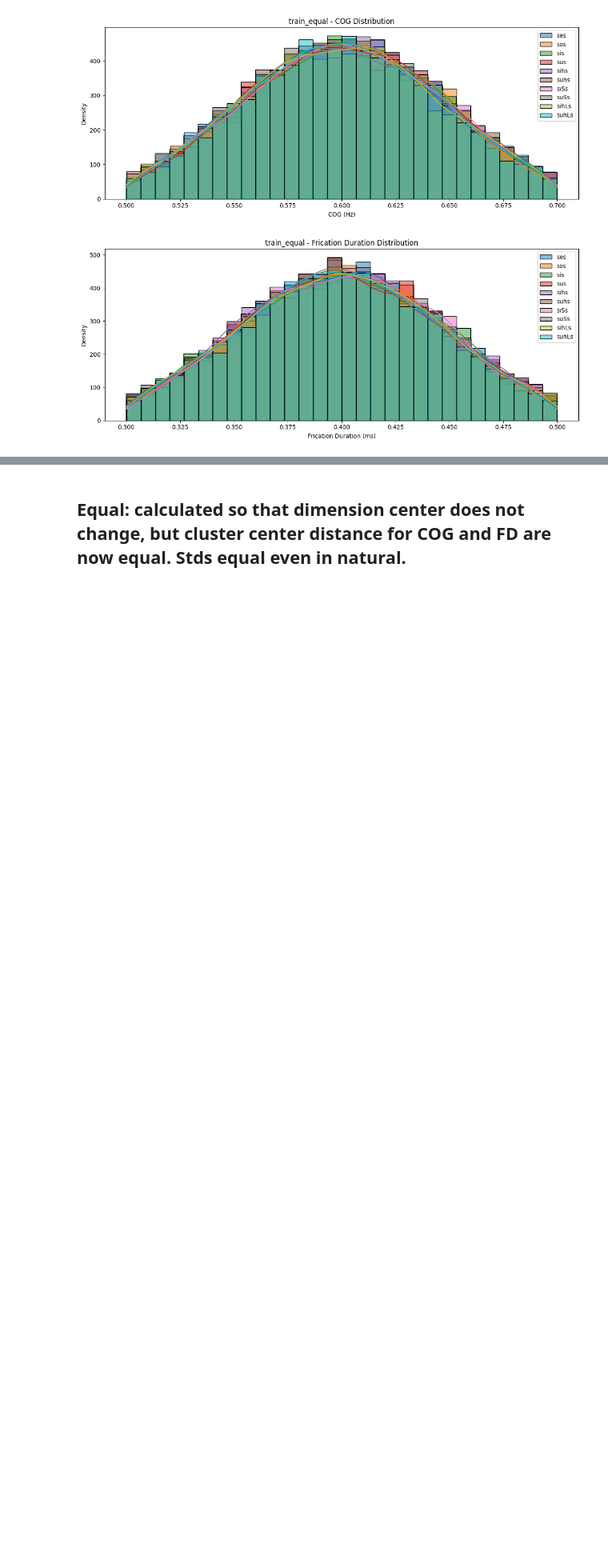
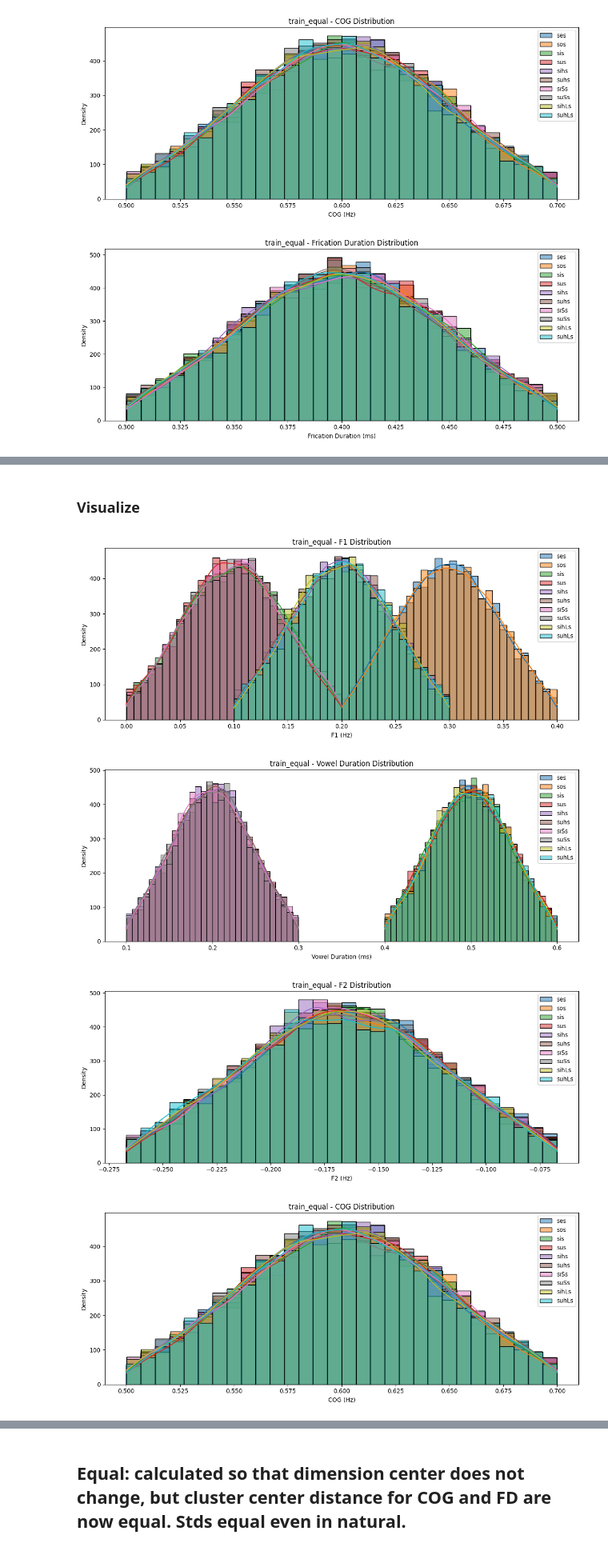
Before and after one commit to Frankalexej/LearnCsld2025, a Jupyter notebook: X_09_data_260425_borrowed_dataVW.ipynb, the cells around one changed output, grey strips where cells are left out. Shown at 80% size. Saved outputs shown, nothing was run; the diff lists cells and outputs as text; code cells hidden in the pictures; blank space fills up the shorter version.

```diff
--- a/X_09_data_260425_borrowed_dataVW.ipynb
+++ b/X_09_data_260425_borrowed_dataVW.ipynb
@@ -319,0 +485,2 @@ plt.show()
+# %% [markdown]
+### Visualize
@@ -319,0 +545,65 @@ plt.show()
+# %%
+import matplotlib.pyplot as plt
+import seaborn as sns
+# plot the distribution of cog and fri_dur for all four words (words together, plot separate by dimension like cog or fri_dur)
+plt.figure(figsize=(12, 5))
+for word in token_dict:
+    # bar plot and kde plot together
+    sns.histplot(token_dict[word][:, 1, 0], bins=30, kde=True, label=word)  # cog is the first dimension of the consonant part
+    # sns.kdeplot(token_dict[word][:, 1, 0], label=word)  # cog is the first dimension of the consonant part
+plt.title(f'{condition} - F1 Distribution')
+plt.xlabel('F1 (Hz)')
+plt.ylabel('Density')
+plt.legend()
+plt.tight_layout()
+plt.show()
+
+plt.figure(figsize=(12, 5))
+for word in token_dict:
+    sns.histplot(token_dict[word][:, 1, 1], bins=30, kde=True, label=word)  # fri_dur is the second dimension of the consonant part
+    # sns.kdeplot(token_dict[word][:, 1, 1], label=word)  # fri_dur is the second dimension of the consonant part
+plt.title(f'{condition} - Vowel Duration Distribution')
+plt.xlabel('Vowel Duration (ms)')
+plt.ylabel('Density')
+plt.legend()
+plt.tight_layout()
+plt.show()
+
+plt.figure(figsize=(12, 5))
+for word in token_dict:
+    # bar plot and kde plot together
+    sns.histplot(token_dict[word][:, 1, 2], bins=30, kde=True, label=word)  # cog is the first dimension of the consonant part
+    # sns.kdeplot(token_dict[word][:, 1, 2], label=word)  # cog is the first dimension of the consonant part
+plt.title(f'{condition} - F2 Distribution')
+plt.xlabel('F2 (Hz)')
+plt.ylabel('Density')
+plt.legend()
+plt.tight_layout()
+plt.show()
+
+plt.figure(figsize=(12, 5))
+for word in token_dict:
+    sns.histplot(token_dict[word][:, 0, 3], bins=30, kde=True, label=word)  # fri_dur is the second dimension of the consonant part
+    # sns.kdeplot(token_dict[word][:, 1, 3], label=word)  # fri_dur is the second dimension of the consonant part
+plt.title(f'{condition} - COG Distribution')
+plt.xlabel('COG (Hz)')
+plt.ylabel('Density')
+plt.legend()
+plt.tight_layout()
+plt.show()
+
+plt.figure(figsize=(12, 5))
+for word in token_dict:
+    sns.histplot(token_dict[word][:, 0, 4], bins=30, kde=True, label=word)  # fri_dur is the second dimension of the consonant part
+    # sns.kdeplot(token_dict[word][:, 2, 4], label=word)  # fri_dur is the second dimension of the consonant part
+plt.title(f'{condition} - Frication Duration Distribution')
+plt.xlabel('Frication Duration (ms)')
+plt.ylabel('Density')
+plt.legend()
+plt.tight_layout()
+plt.show()
+# %% [output]
+[figure, added]
+[figure, added]
+[figure, added]
+[figure, added]
```
Also changed, not shown: parts of 7 cells of this notebook.
